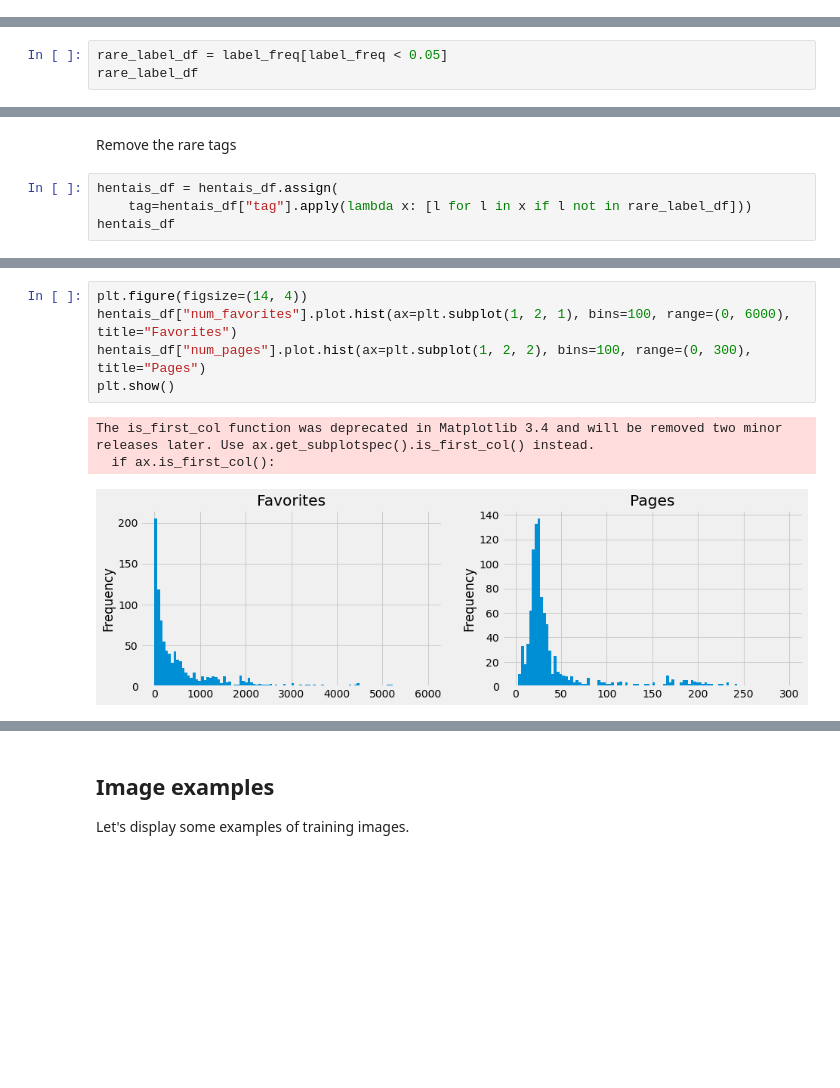
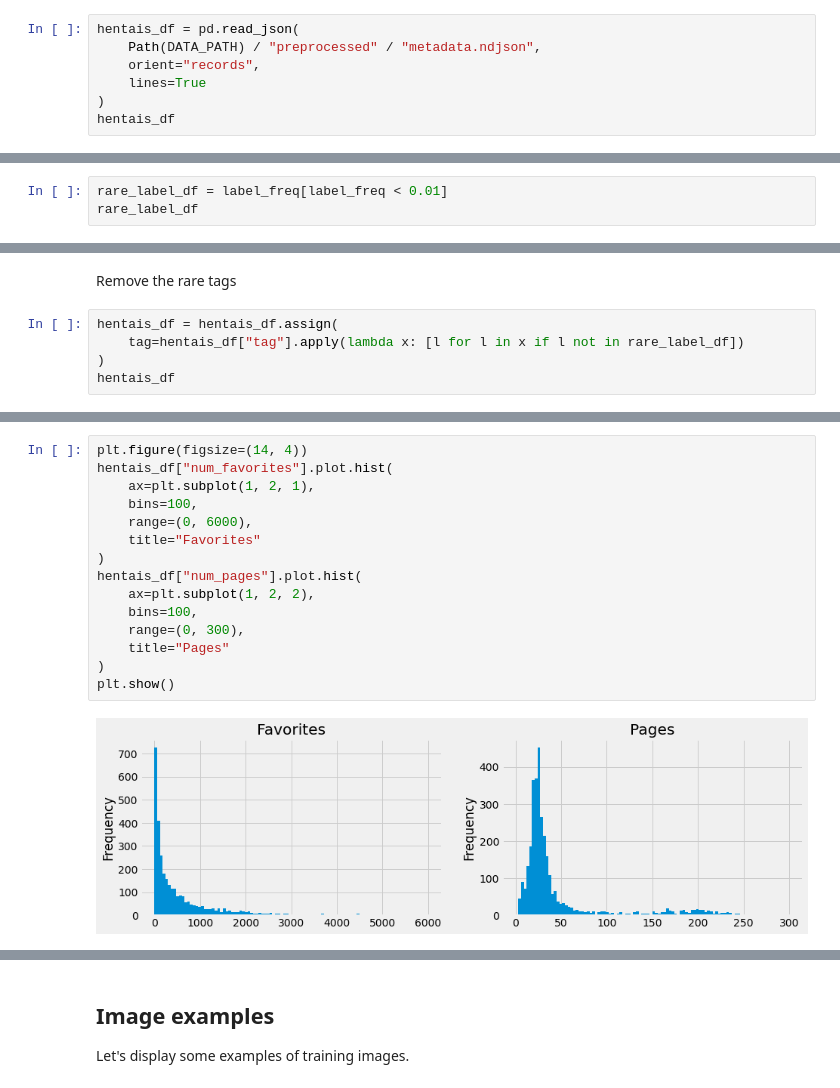
Before and after one commit to shikanime/bepeka, a Jupyter notebook: classifier.ipynb, the cells around one changed output, grey strips where cells are left out. Drawn from its saved outputs; the diff is of its cells as text; blank space fills up the shorter version.

```diff
--- a/classifier.ipynb
+++ b/classifier.ipynb
@@ -51,0 +29,7 @@ hentais_df
+# %%
+hentais_df = pd.read_json(
+    Path(DATA_PATH) / "preprocessed" / "metadata.ndjson",
+    orient="records",
+    lines=True
+)
+hentais_df
@@ -80,6 +78,6 @@ We will assume that rare labels are very hard to predict due to lack of sufficie
 The model that we will train later will not focus on predicting these labels.
 So, we need to make some transformation in the label column (tag) where we ignore infrequent labels by hiding them.
 # %%
-rare_label_df = label_freq[label_freq < 0.05]
+rare_label_df = label_freq[label_freq < 0.01]
 rare_label_df
 # %% [output]
@@ -99,6 +97,7 @@ Name: tag, Length: 370, dtype: float64
 Remove the rare tags
 # %%
 hentais_df = hentais_df.assign(
-    tag=hentais_df["tag"].apply(lambda x: [l for l in x if l not in rare_label_df]))
+    tag=hentais_df["tag"].apply(lambda x: [l for l in x if l not in rare_label_df])
+)
 hentais_df
 # %% [output]
@@ -118,10 +117,18 @@ hentais_df
 # %%
 plt.figure(figsize=(14, 4))
-hentais_df["num_favorites"].plot.hist(ax=plt.subplot(1, 2, 1), bins=100, range=(0, 6000), title="Favorites")
-hentais_df["num_pages"].plot.hist(ax=plt.subplot(1, 2, 2), bins=100, range=(0, 300), title="Pages")
+hentais_df["num_favorites"].plot.hist(
+    ax=plt.subplot(1, 2, 1),
+    bins=100,
+    range=(0, 6000),
+    title="Favorites"
+)
+hentais_df["num_pages"].plot.hist(
+    ax=plt.subplot(1, 2, 2),
+    bins=100,
+    range=(0, 300),
+    title="Pages"
+)
 plt.show()
 # %% [output]
-The is_first_col function was deprecated in Matplotlib 3.4 and will be removed two minor releases later. Use ax.get_subplotspec().is_first_col() instead.
-  if ax.is_first_col():
-[figure, old version]
+[figure, new version]
 # %%
```
Also changed, not shown: parts of 27 cells of this notebook, 1 other file.
